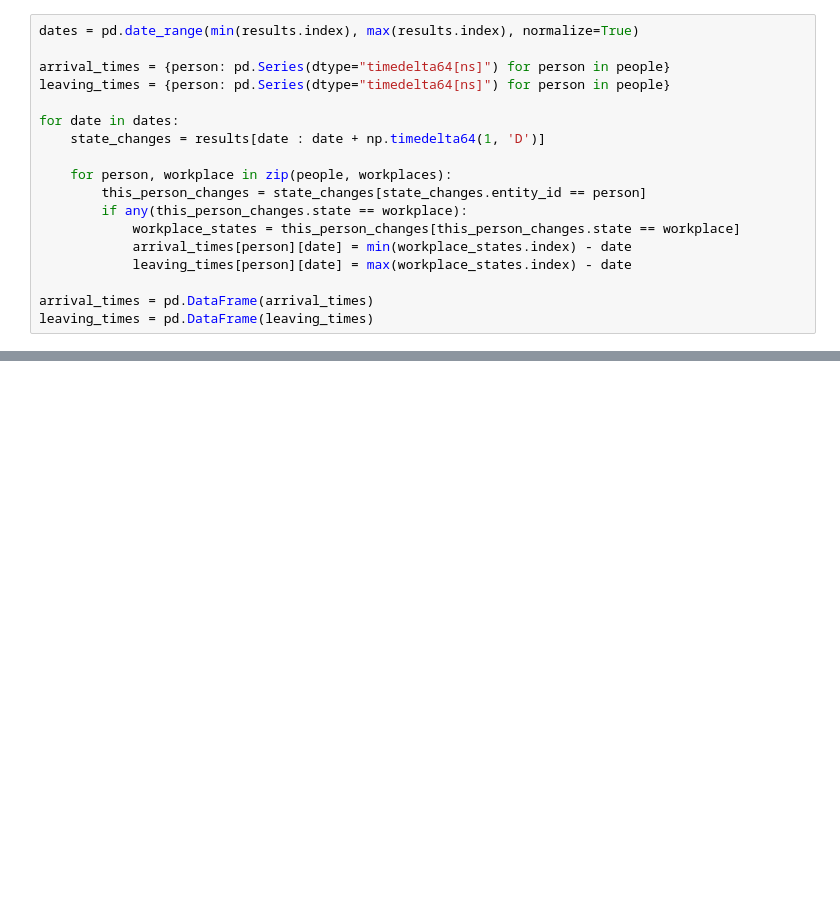
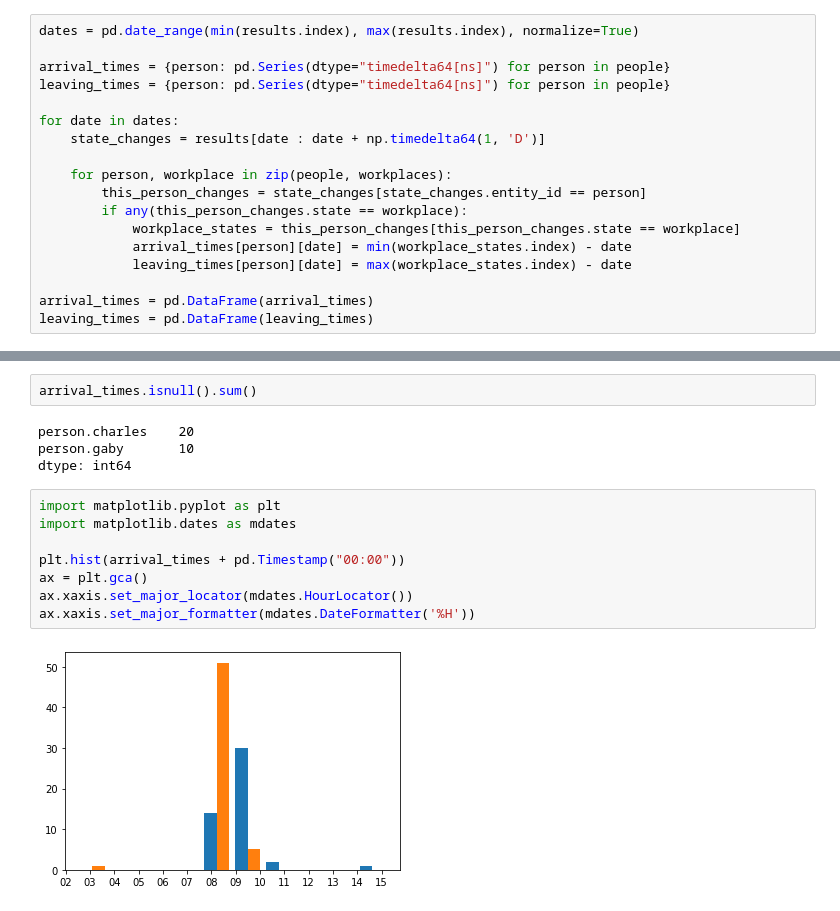
Before and after one commit to charlesbaynham/house-absolute-ha-setup, a Jupyter notebook: notebooks/plot_work_leavings.ipynb, the cells around one changed output, grey strips where cells are left out. Saved outputs shown, nothing was run; the diff lists cells and outputs as text; blank space fills up the shorter version.

```diff
--- a/notebooks/plot_work_leavings.ipynb
+++ b/notebooks/plot_work_leavings.ipynb
@@ -114 +139,17 @@ array([    0, 10000, 20000, 30000, 40000], dtype=timedelta64)
+# %%
+arrival_times.isnull().sum()
+# %% [output]
+person.charles    20
+person.gaby       10
+dtype: int64
+# %%
+import matplotlib.pyplot as plt
+import matplotlib.dates as mdates
+
+plt.hist(arrival_times + pd.Timestamp("00:00"))
+ax = plt.gca()
+ax.xaxis.set_major_locator(mdates.HourLocator())
+ax.xaxis.set_major_formatter(mdates.DateFormatter('%H'))
+# %% [output]
+[figure, added]
 # %%
```
Also changed, not shown: parts of 7 cells of this notebook.
